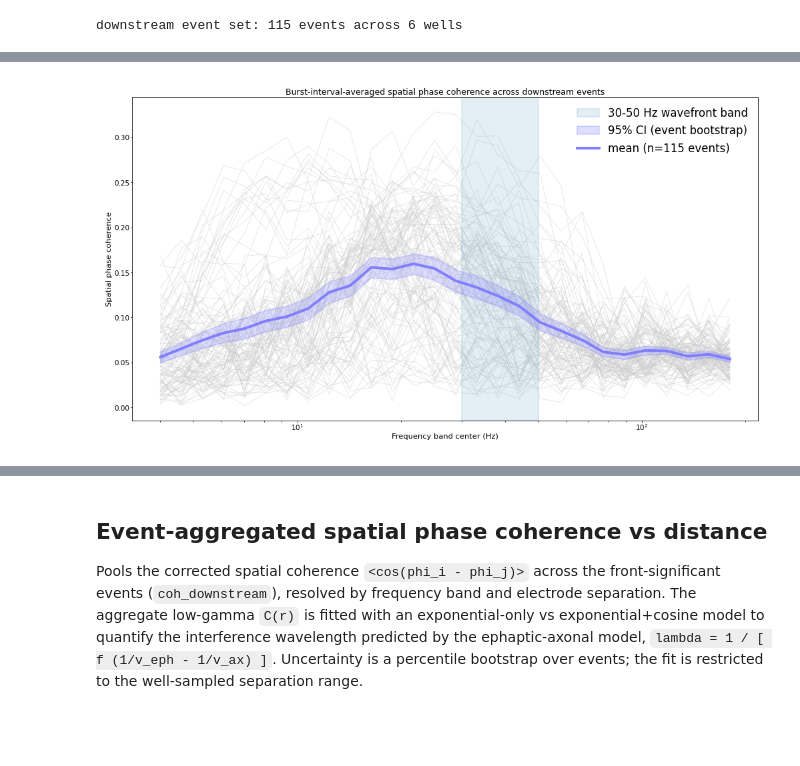
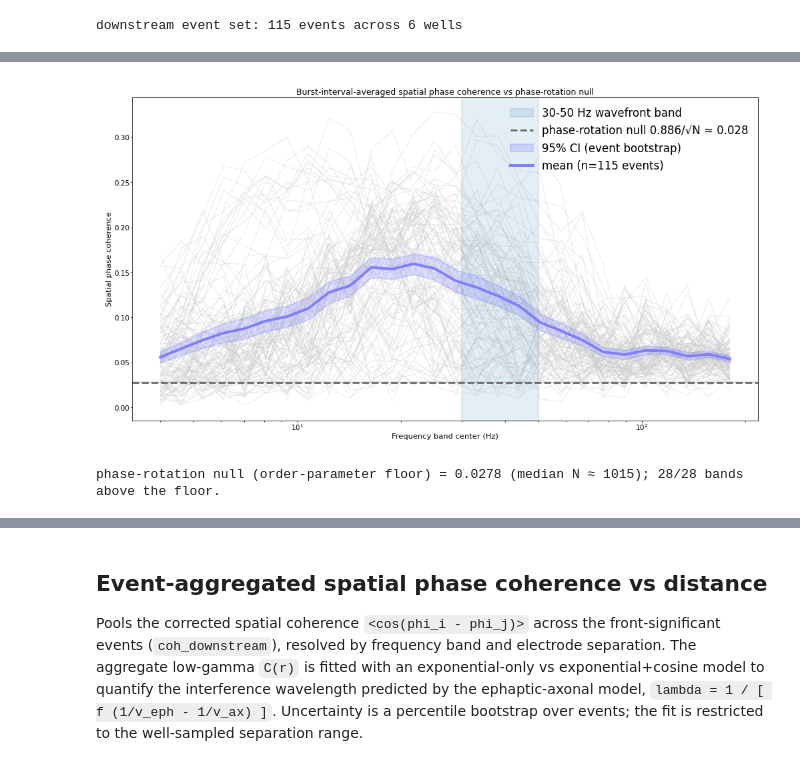
Before and after one commit to dlrebbin98/ephax, a Jupyter notebook: Notebooks/lfp_spatial_phase_coherence_div12.ipynb, the cells around one changed output, grey strips where cells are left out. Saved outputs shown, nothing was run; the diff lists cells and outputs as text; code cells hidden in the pictures; blank space fills up the shorter version.

```diff
--- a/Notebooks/lfp_spatial_phase_coherence_div12.ipynb
+++ b/Notebooks/lfp_spatial_phase_coherence_div12.ipynb
@@ -259,7 +259,8 @@ WELL_BURST_CFG = WellBurstConfig(
 
 
 def detect_example_well_bursts(well):
-    return detect_well_bursts(STIM_REMOVAL_NULL_LFP_FILE, dataset_for_well(well), cfg=WELL_BURST_CFG)
+    return detect_well_bursts(STIM_REMOVAL_NULL_LFP_FILE, dataset_for_well(well), cfg=WELL_BURST_CFG,
+                              cache_dir=OUTPUT_DIR / "burst_cache")
 # %%
 _ex_events = speed_panel_event_df.loc[speed_panel_event_df["well"] == int(EXAMPLE_WELL)]
 if _ex_events.empty:
@@ -659,7 +668,7 @@ _coh_cache_sig = {
     "flo": PHASE_COH_FREQ_LOW_HZ, "fhi": PHASE_COH_FREQ_HIGH_HZ, "nbands": int(PHASE_COH_N_BANDS),
     "relbw": PHASE_COH_REL_BANDWIDTH, "allch": bool(PHASE_COH_USE_ALL_CHANNELS), "maxch": PHASE_COH_MAX_CHANNELS,
     "pad": LFP_FILTER_CONTEXT_PAD_S, "edges": tuple(round(float(e), 5) for e in cohdist_edges),
-    "min_pairs": int(COHDIST_MIN_PAIRS), "ver": 1,
+    "min_pairs": int(COHDIST_MIN_PAIRS), "coh_weighting": "amplitude", "null": "phase_rotation", "ver": 3,
 }
 _coh_cache_path = COH_CACHE_DIR / "event_phase_coherence_cache.pkl"
 _coh_cache = _load_event_cache(_coh_cache_path, _coh_cache_sig)
@@ -692,20 +701,21 @@ if _missing:
     _save_event_cache(_coh_cache_path, _coh_cache_sig, _coh_cache)
 
 # assemble aggregate arrays in event order
-coh_spectra, coh_meta, cohdist_maps, cohdist_counts, cohdist_meta = [], [], [], [], []
+coh_spectra, coh_meta, cohdist_maps, cohdist_counts, cohdist_meta, cohdist_nullvars = [], [], [], [], [], []
 for (w, e, core) in _tasks:
     res = _coh_cache.get(_key(w, e, core))
     if res is None:
         continue
-    spec, cmap, counts = res
+    spec, cmap, counts, nvmap = res
     coh_spectra.append(spec); coh_meta.append((w, e))
-    cohdist_maps.append(cmap); cohdist_counts.append(counts); cohdist_meta.append((w, e))
+    cohdist_maps.append(cmap); cohdist_counts.append(counts); cohdist_meta.append((w, e)); cohdist_nullvars.append(nvmap)
 if not coh_spectra:
     raise RuntimeError("No downstream-event coherence was computed.")
 coh_matrix = np.vstack(coh_spectra)                       # (n_events, n_bands)
 cohdist_maps = np.asarray(cohdist_maps)                   # (n_events, n_bands, n_bins)
 cohdist_counts = np.asarray(cohdist_counts)
 cohdist_pair_counts = np.nanmean(cohdist_counts, axis=0)
+cohdist_nullvar = np.asarray(cohdist_nullvars)   # (n_events, n_bands, n_bins) phase-rotation null variance
 cohdist_meta_df = pd.DataFrame(cohdist_meta, columns=["well", "event_idx"])
 print(f"aggregated {coh_matrix.shape[0]} events x {coh_matrix.shape[1]} bands; "
       f"distance maps {cohdist_maps.shape}")
@@ -727,32 +822,55 @@ aggregated 115 events x 28 bands; distance maps (115, 28, 24)
 # %%
-# --- Global spatial-coherence spectrum: event bootstrap + figure ---
+# --- Global spatial-coherence spectrum: event bootstrap + phase-rotation null + figure ---
 _rng = np.random.default_rng(COH_SPECTRUM_SEED)
 coh_mean = np.nanmean(coh_matrix, axis=0)
 _boot = np.empty((int(COH_SPECTRUM_BOOTSTRAP_REPS), coh_matrix.shape[1]))
 for b in range(int(COH_SPECTRUM_BOOTSTRAP_REPS)):
     _boot[b] = np.nanmean(coh_matrix[_rng.integers(0, coh_matrix.shape[0], coh_matrix.shape[0])], axis=0)
 coh_ci_lo = np.nanpercentile(_boot, 2.5, axis=0)
 coh_ci_hi = np.nanpercentile(_boot, 97.5, axis=0)
 
+# Phase-rotation null level: rotating every channel by a random constant phase destroys inter-channel
+# alignment; for the unit-phasor order parameter this leaves E[R] = 0.886/sqrt(N), a FREQUENCY-INDEPENDENT
+# chance floor (data-independent -- confirmed by direct simulation). N per event comes from the pairwise
+# counts, so no refiltering is needed. NOTE: this floor treats channels as independent, so it removes
+# finite-size sampling noise but NOT volume conduction (for the VC-excluded, distance-resolved phase-
+# rotation null see lfp_phase_coherence_diagnostics_div12.ipynb).
+_Ns = np.array([max(2, int(round((1 + np.sqrt(1 + 8 * cohdist_counts[i].sum())) / 2))) for i in range(cohdist_counts.shape[0])])
+coh_null_level = float(np.mean(0.8862 / np.sqrt(_Ns)))
+_Tc = int(np.median([max(2, int(round((c[1] - c[0]) * FS_DS))) for (_w, _e, c) in _tasks]))
+_pr_rng = np.random.default_rng(COH_SPECTRUM_SEED + 7); _sim = np.empty(500)
+for _k in range(_sim.size):
+    _sim[_k] = np.mean(np.abs(np.mean(np.exp(1j * _pr_rng.uniform(0, 2 * np.pi, (_Tc, int(np.median(_Ns))))), axis=1)))
+_pr_sd = float(_sim.std() / np.sqrt(coh_matrix.shape[0]))          # aggregate (n-event mean) sampling spread
+coh_null_lo, coh_null_hi = coh_null_level - 1.96 * _pr_sd, coh_null_level + 1.96 * _pr_sd
+
 coh_spectrum_df = pd.DataFrame({
     "center_hz": coh_band_centers, "coherence_mean": coh_mean,
     "coherence_ci_low": coh_ci_lo, "coherence_ci_high": coh_ci_hi,
+    "phase_rotation_null": coh_null_level,
+    "above_null": coh_mean > coh_null_hi,
     "n_events": int(coh_matrix.shape[0]), "n_wells": int(len(set(m[0] for m in coh_meta))),
 })
 coh_spectrum_df.to_csv(OUTPUT_DIR / "burst_coherence_spectrum_by_frequency.csv", index=False)
 
 fig, ax = plt.subplots(figsize=(6.6, 3.6), constrained_layout=True)
 for spec in coh_matrix:
     ax.plot(coh_band_centers, spec, color="0.8", lw=0.4, alpha=0.5, zorder=0)
 ax.axvspan(30.0, 50.0, color=FIGURE3_BURST_COLOR, alpha=0.12, zorder=0, label="30-50 Hz wavefront band")
+ax.axhspan(coh_null_lo, coh_null_hi, color="0.55", alpha=0.18, zorder=1)
+ax.axhline(coh_null_level, color="0.4", lw=1.3, ls="--", zorder=1,
+           label=f"phase-rotation null 0.886/\u221aN \u2248 {coh_null_level:.3f}")
 ax.fill_between(coh_band_centers, coh_ci_lo, coh_ci_hi, color=FIGURE3_PRIMARY_COLOR, alpha=0.25, label="95% CI (event bootstrap)")
 ax.plot(coh_band_centers, coh_mean, color=FIGURE3_PRIMARY_COLOR, lw=1.9, label=f"mean (n={coh_matrix.shape[0]} events)")
 ax.set_xscale("log")
 ax.set_xlabel("Frequency band center (Hz)")
 ax.set_ylabel("Spatial phase coherence")
-ax.set_title("Burst-interval-averaged spatial phase coherence across downstream events")
+ax.set_title("Burst-interval-averaged spatial phase coherence vs phase-rotation null")
 ax.legend(frameon=False, fontsize=8)
 fig.savefig(OUTPUT_DIR / "burst_coherence_spectrum.png", dpi=130, bbox_inches="tight")
 plt.show()
+print(f"phase-rotation null (order-parameter floor) = {coh_null_level:.4f} (median N \u2248 {int(np.median(_Ns))}); "
+      f"{int(np.sum(coh_mean > coh_null_hi))}/{coh_mean.size} bands above the floor.")
 # %% [output]
-[figure, old version]
+[figure, new version]
+phase-rotation null (order-parameter floor) = 0.0278 (median N ≈ 1015); 28/28 bands above the floor.
```
Also changed, not shown: parts of 11 cells of this notebook, 3 other files.
